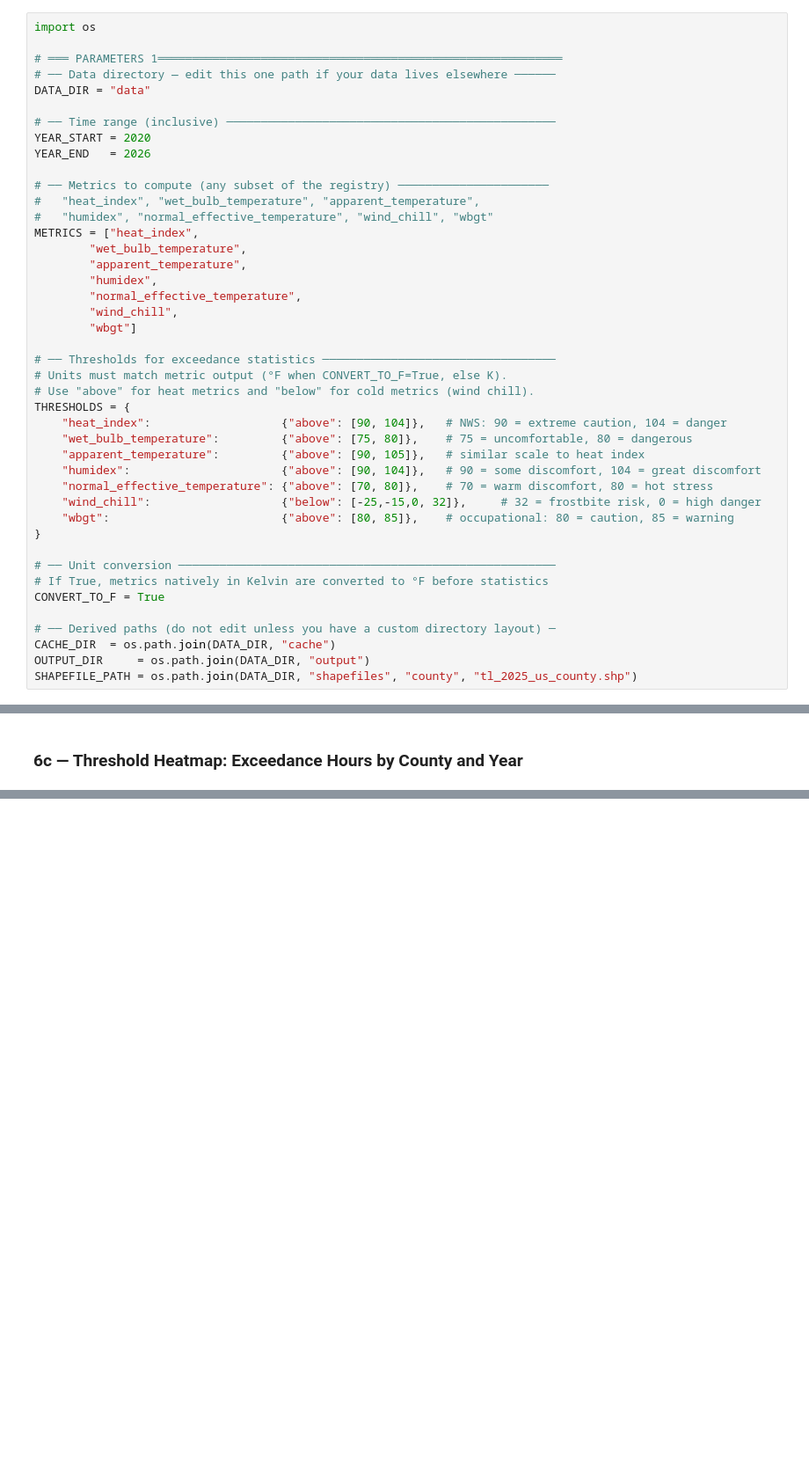
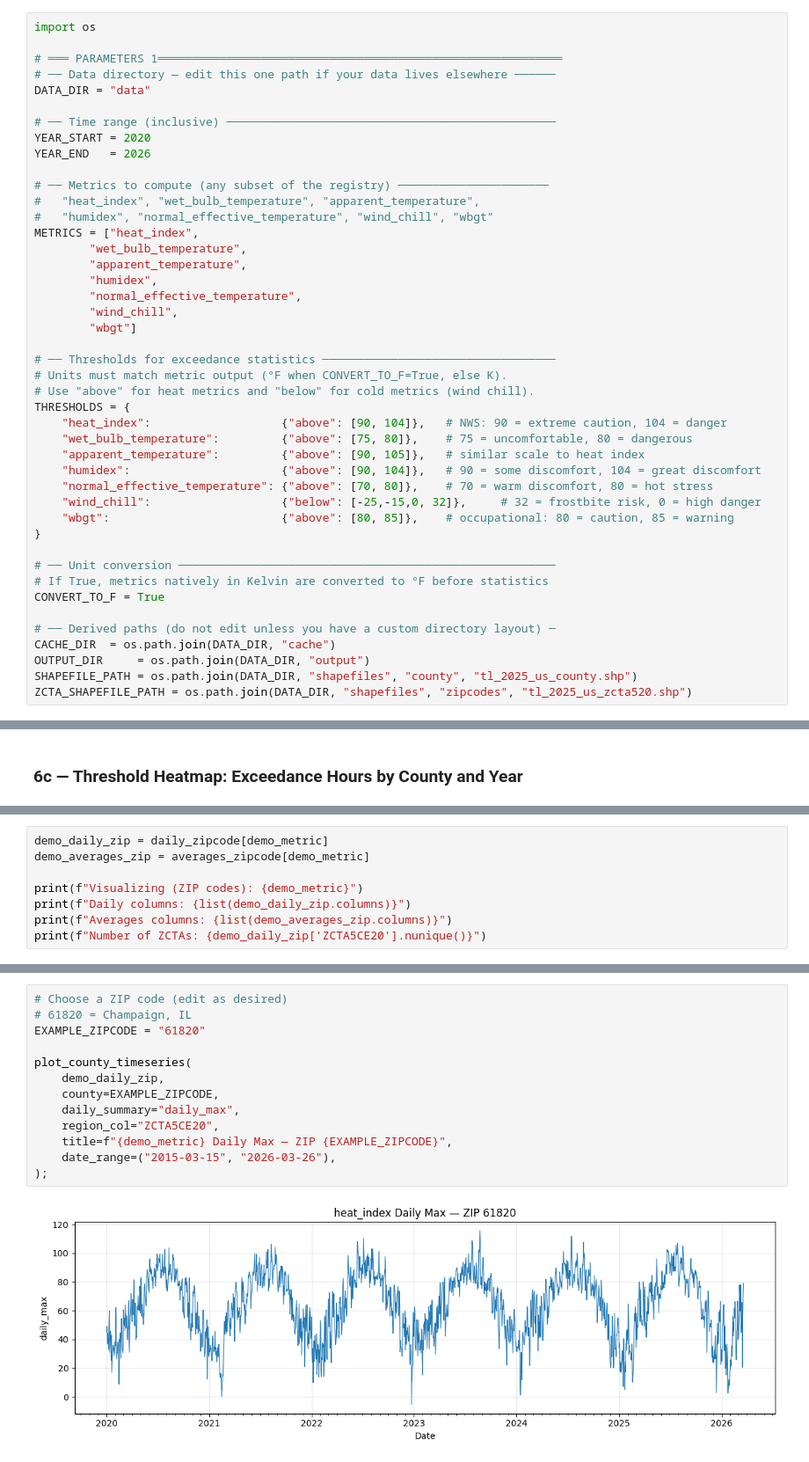
Before and after one commit to cdds-uiuc/climstat-era5, a Jupyter notebook: climstat_pipeline.ipynb, the cells around one changed output, grey strips where cells are left out. Shown at 88% size. Cells and saved outputs as stored; diff of their text form; blank space fills up the shorter version.

```diff
--- a/climstat_pipeline.ipynb
+++ b/climstat_pipeline.ipynb
@@ -59,6 +59,7 @@ CONVERT_TO_F = True
 CACHE_DIR  = os.path.join(DATA_DIR, "cache")
 OUTPUT_DIR     = os.path.join(DATA_DIR, "output")
 SHAPEFILE_PATH = os.path.join(DATA_DIR, "shapefiles", "county", "tl_2025_us_county.shp")
+ZCTA_SHAPEFILE_PATH = os.path.join(DATA_DIR, "shapefiles", "zipcodes", "tl_2025_us_zcta520.shp")
 # %% [markdown]
 ---
 ## Imports
@@ -444,0 +541,8 @@ else:
+# %%
+demo_daily_zip = daily_zipcode[demo_metric]
+demo_averages_zip = averages_zipcode[demo_metric]
+
+print(f"Visualizing (ZIP codes): {demo_metric}")
+print(f"Daily columns: {list(demo_daily_zip.columns)}")
+print(f"Averages columns: {list(demo_averages_zip.columns)}")
+print(f"Number of ZCTAs: {demo_daily_zip['ZCTA5CE20'].nunique()}")
@@ -444,0 +556,15 @@ else:
+# %%
+# Choose a ZIP code (edit as desired)
+# 61820 = Champaign, IL
+EXAMPLE_ZIPCODE = "61820"
+
+plot_county_timeseries(
+    demo_daily_zip,
+    county=EXAMPLE_ZIPCODE,
+    daily_summary="daily_max",
+    region_col="ZCTA5CE20",
+    title=f"{demo_metric} Daily Max — ZIP {EXAMPLE_ZIPCODE}",
+    date_range=("2015-03-15", "2026-03-26"),
+);
+# %% [output]
+[figure, added]
```
Also changed, not shown: parts of 13 cells of this notebook, 6 other files.
